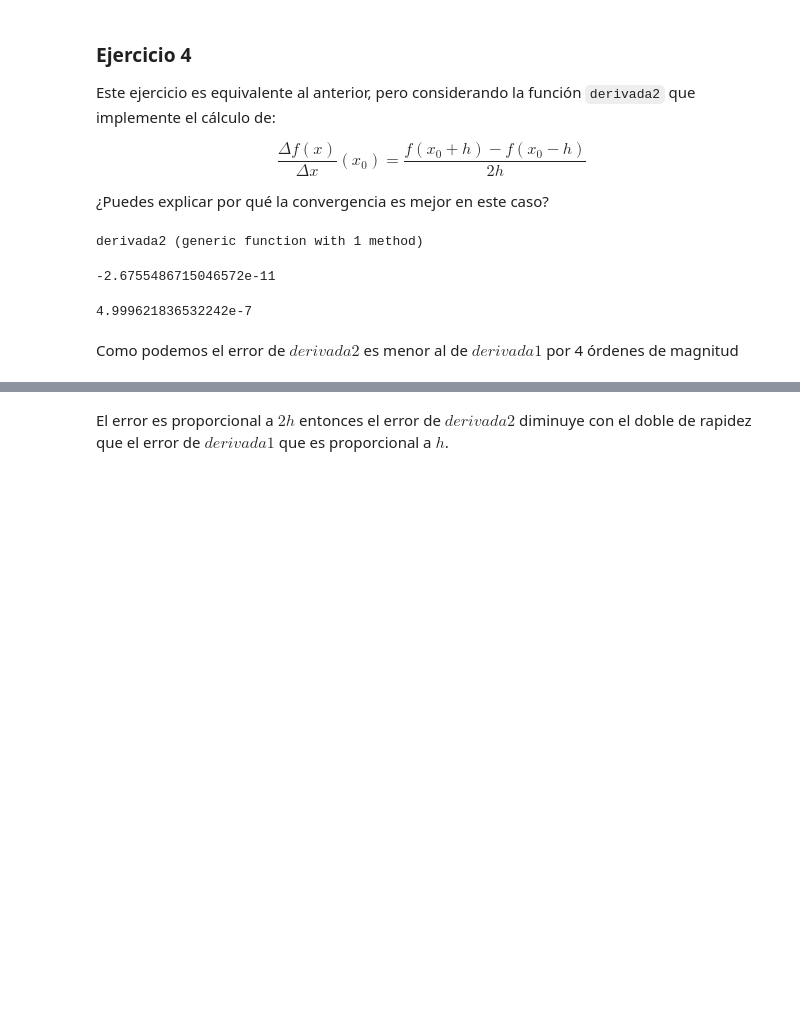
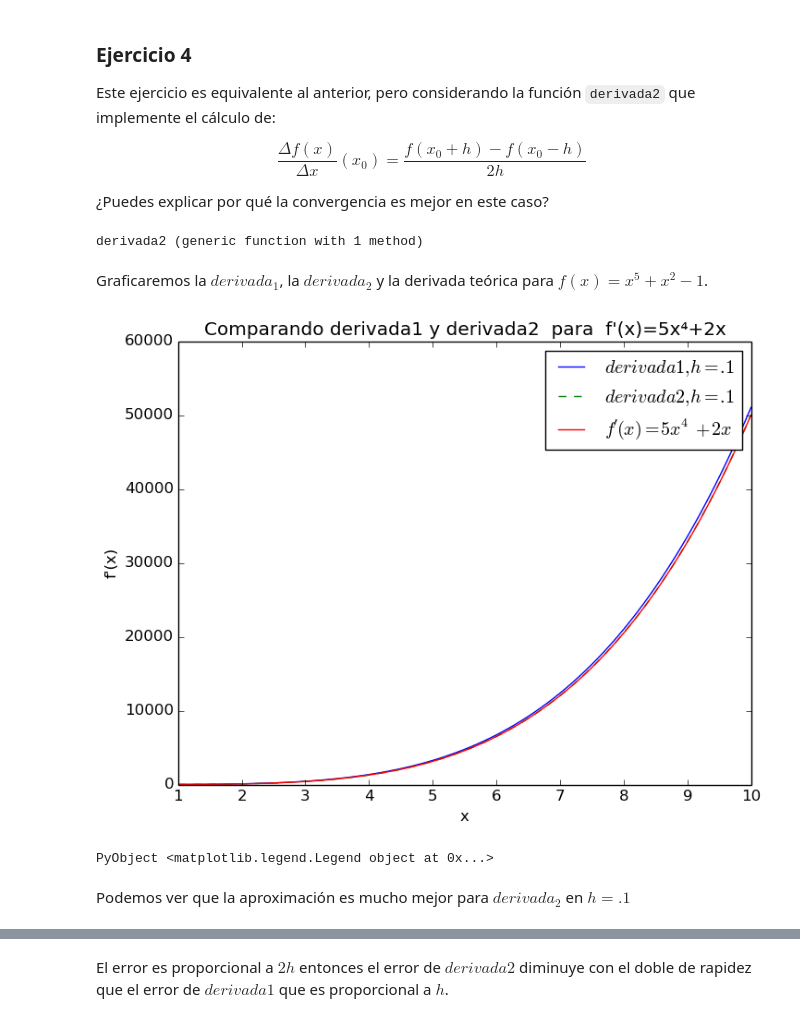
Before and after one commit to lbenet/2016-1_Temas_Selectos_Fisica_Computacional, a Jupyter notebook: tareas/Aixa_Andrade/1_ejercicios_Aixa_Andrade.ipynb, the cells around one changed output, grey strips where cells are left out. Cells and saved outputs as stored; diff of their text form; code cells hidden in the pictures; blank space fills up the shorter version.

```diff
--- a/tareas/Aixa_Andrade/1_ejercicios_Aixa_Andrade.ipynb
+++ b/tareas/Aixa_Andrade/1_ejercicios_Aixa_Andrade.ipynb
@@ -144,19 +206,27 @@ $$
 
 ¿Puedes explicar por qué la convergencia es mejor en este caso?
 # %%
-function derivada2(f,x_0)
-    h=.000001
+function derivada2(f,x_0,h)
+
     (f(x_0+h)-f(x_0-h))/2h
 end
 # %% [output]
 derivada2 (generic function with 1 method)
-# %%
-derivada2(j,0)-j(0)
-# %% [output]
--2.6755486715046572e-11
-# %%
-derivada1(j,0)-j(0)
-# %% [output]
-4.999621836532242e-7
-# %% [markdown]
-Como podemos el error de $derivada2$ es menor al de $derivada1$ por 4 órdenes de magnitud
+# %% [markdown]
+Graficaremos la $derivada_1$, la $derivada_2$ y la derivada teórica para $f(x)=x^5+x^2-1$.
+# %%
+
+w=arreglo_derivadas(polinomio,.1,10,.1,derivada2);
+# %%
+plot(ñ_1[:,1],ñ_1[:,2],label=L"$derivada1,h=.1$")
+plot(w[:,1],w[:,2],label=L"$derivada2,h=.1$", "--")
+plot(ñ_2[:,1],ñ_2[:,2],label=L"$f '(x)=5x^4+2x$")
+title("Comparando derivada1 y derivada2  para  f'(x)=5x⁴+2x")
+ylabel("f'(x)")
+xlabel("x")
+legend()
+# %% [output]
+[figure, added]
+PyObject <matplotlib.legend.Legend object at 0x...>
+# %% [markdown]
+Podemos ver que la aproximación es mucho mejor para $derivada_2$ en $h=.1$
```
Also changed, not shown: parts of 45 cells of this notebook, 7 other files.
